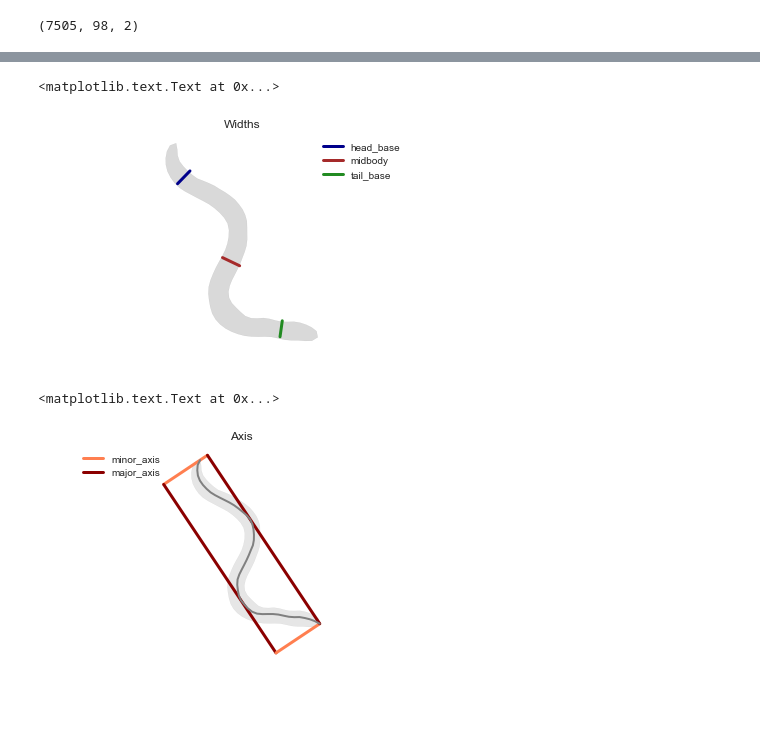
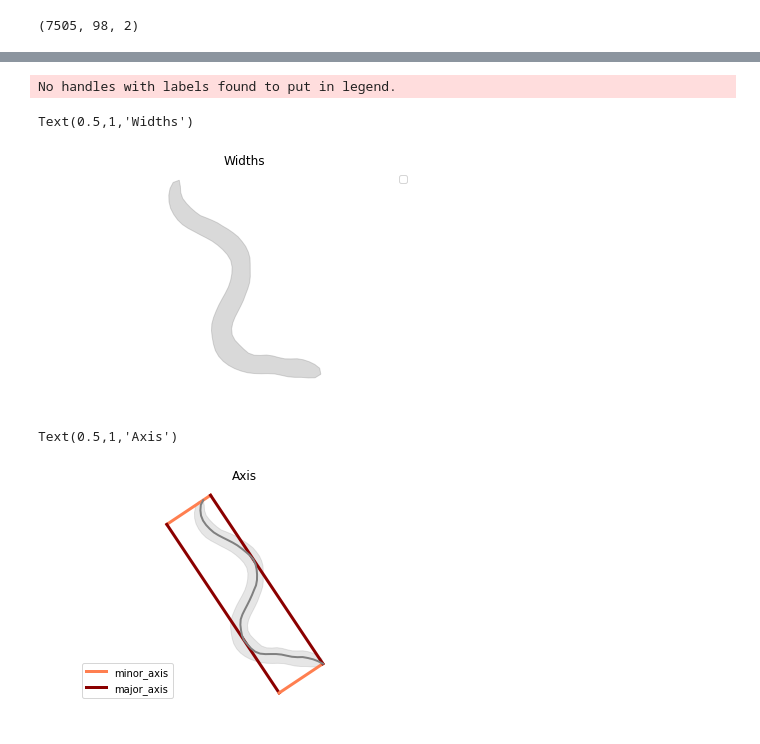
Before and after one commit to ver228/tierpsy-features, a Jupyter notebook: notebooks/Diagrams.ipynb, the cells around one changed output, grey strips where cells are left out. Cells and saved outputs as stored; diff of their text form; code cells hidden in the pictures; blank space fills up the shorter version.

Commit message:
update diagrams

```diff
--- a/notebooks/Diagrams.ipynb
+++ b/notebooks/Diagrams.ipynb
@@ -98,52 +98,35 @@ plt.title('Body Parts')
 # %%
 from tierpsy_features.postures import get_widths
 
 segment_widths = get_widths(widths)
 
 tt = 10
 
 cc = contours[tt]
 skel = skeletons[tt]
 W = widths[tt]
 
 plt.fill(cc[:, 0], cc[:, 1], color='gray', alpha=0.3)
 
 part_k = ('head_base', 'midbody', 'tail_base')
 part_c = ('darkblue', 'brown', 'forestgreen')
 
-for k, c in zip(part_k, part_c):
-
-    ind = int(np.round(np.mean(dp.partitions[k])))
-    assert ind > 0 and ind < skel.shape[0] -1
-
-    ss = skel[ind]
-    dR = skel[ind + 1] - skel[ind - 1]
-    #perpendicular slop
-    ang = np.arctan2(dR[1], dR[0]) + np.pi/2
-
-    w = W[ind]
-    dx =w*np.cos(ang)/2
-    dy =w*np.sin(ang)/2
-
-    xx = (ss[0] - dx, ss[0] + dx)
-    yy = (ss[1] - dy, ss[1] + dy)
-    plt.plot(xx, yy, c, lw=3, label = k)
+c
 
 plt.axis('equal')
 plt.axis('off')
 plt.legend()
 plt.title('Widths')
 # %% [output]
-<matplotlib.text.Text at 0x...>
+No handles with labels found to put in legend.
+Text(0.5,1,'Widths')
-[figure, old version]
+[figure, new version]
 # %%
 import cv2
 
 
 cc = contours[tt]
 skel = skeletons[tt]
-
-
 
 rect = cv2.minAreaRect(skel.astype(np.float32))
 box = cv2.boxPoints(rect)
@@ -170,5 +153,5 @@ plt.title('Axis')
 
 #quirkiness = np.sqrt(1 - W**2 / L**2)
 # %% [output]
-<matplotlib.text.Text at 0x...>
+Text(0.5,1,'Axis')
-[figure, old version]
+[figure, new version]
```
Also changed, not shown: parts of 10 cells of this notebook, 1 other file.
